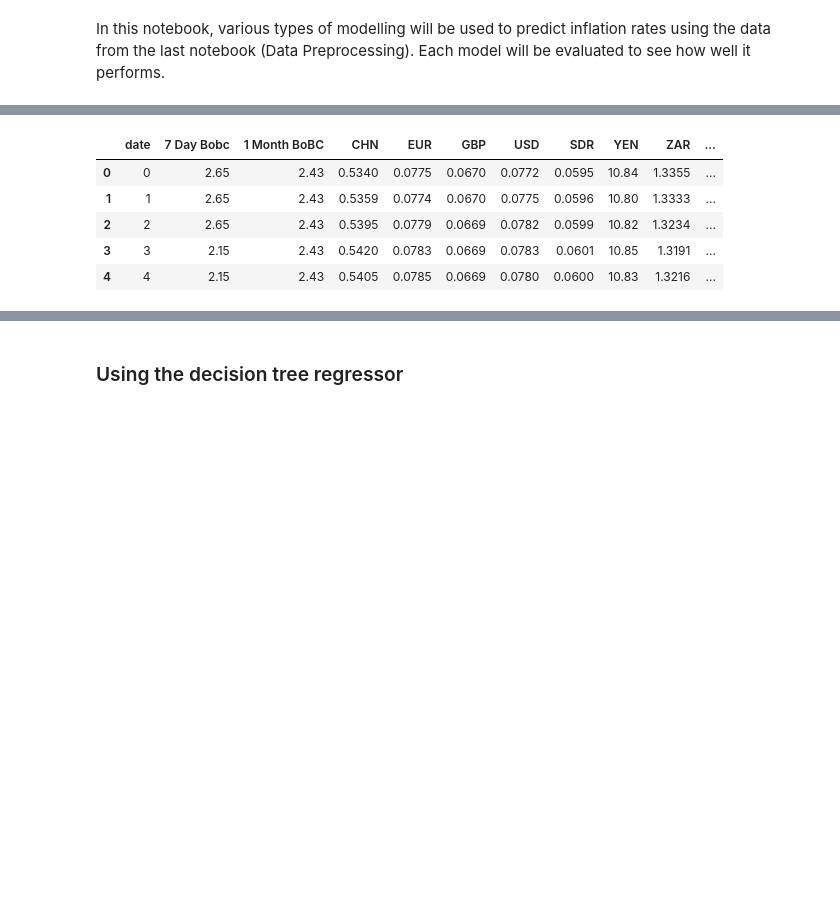
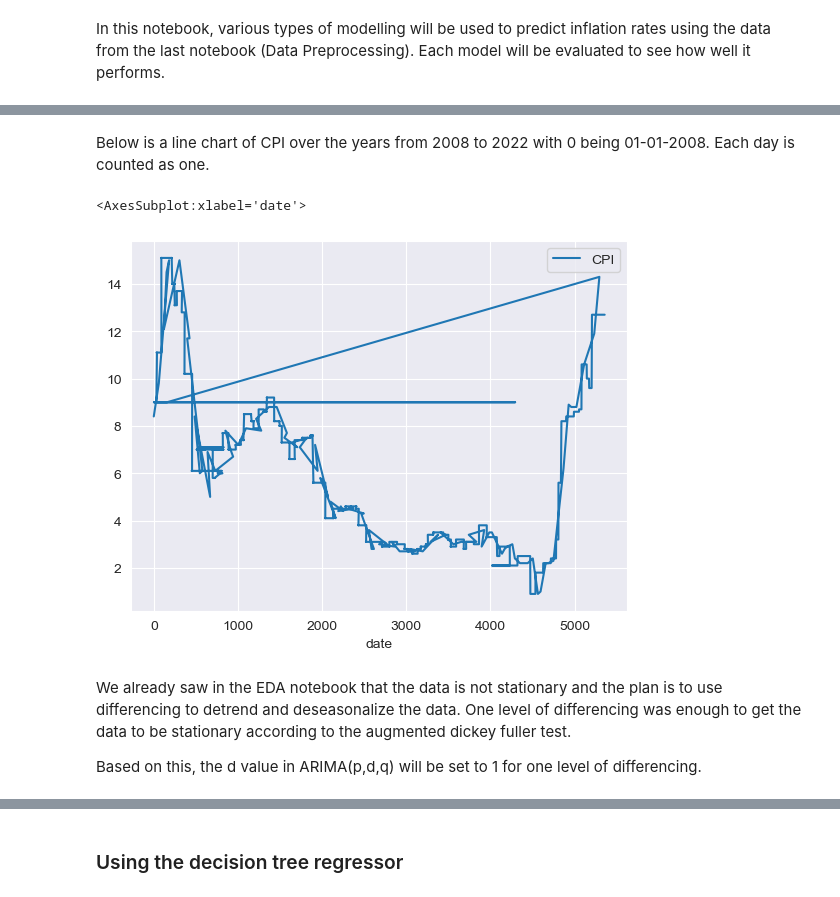
Before and after one commit to Thaps/ProjectPro, a Jupyter notebook: My Projects/Botswana Inflation/Notebooks/Modelling.ipynb, the cells around one changed output, grey strips where cells are left out. Drawn from its saved outputs; the diff is of its cells as text; code cells hidden in the pictures; blank space fills up the shorter version.

```diff
--- a/My Projects/Botswana Inflation/Notebooks/Modelling.ipynb
+++ b/My Projects/Botswana Inflation/Notebooks/Modelling.ipynb
@@ -36,9 +133,11 @@ df.drop(columns=['Unnamed: 0'], inplace=True)
+# %% [markdown]
+Below is a line chart of CPI over the years from 2008 to 2022 with 0 being 01-01-2008. Each day is counted as one.
 # %%
-df.head()
+df.plot()
 # %% [output]
-|  | date | 7 Day Bobc | 1 Month BoBC | CHN | EUR | GBP | USD | SDR | YEN | ZAR | ... |
-| 0 | 0 | 2.65 | 2.43 | 0.5340 | 0.0775 | 0.0670 | 0.0772 | 0.0595 | 10.84 | 1.3355 | ... |
-| 1 | 1 | 2.65 | 2.43 | 0.5359 | 0.0774 | 0.0670 | 0.0775 | 0.0596 | 10.80 | 1.3333 | ... |
-| 2 | 2 | 2.65 | 2.43 | 0.5395 | 0.0779 | 0.0669 | 0.0782 | 0.0599 | 10.82 | 1.3234 | ... |
-| 3 | 3 | 2.15 | 2.43 | 0.5420 | 0.0783 | 0.0669 | 0.0783 | 0.0601 | 10.85 | 1.3191 | ... |
-| 4 | 4 | 2.15 | 2.43 | 0.5405 | 0.0785 | 0.0669 | 0.0780 | 0.0600 | 10.83 | 1.3216 | ... |
+<AxesSubplot:xlabel='date'>
+[figure, added]
+# %% [markdown]
+We already saw in the EDA notebook that the data is not stationary and the plan is to use differencing to detrend and deseasonalize the data. One level of differencing was enough to get the data to be stationary according to the augmented dickey fuller test.
+
+Based on this, the d value in ARIMA(p,d,q) will be set to 1 for one level of differencing.
```
Also changed, not shown: parts of 37 cells of this notebook, 11 other files.
